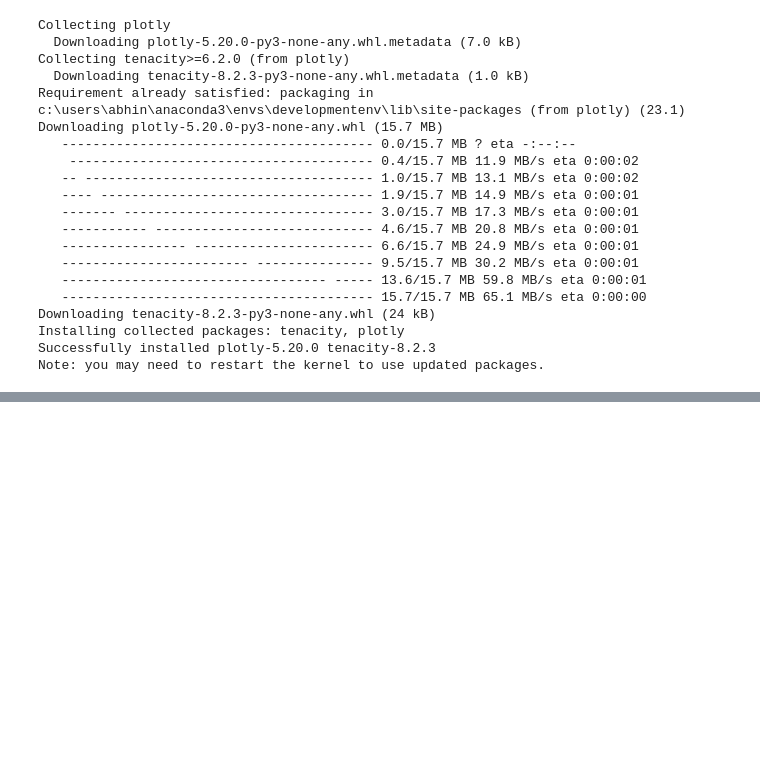
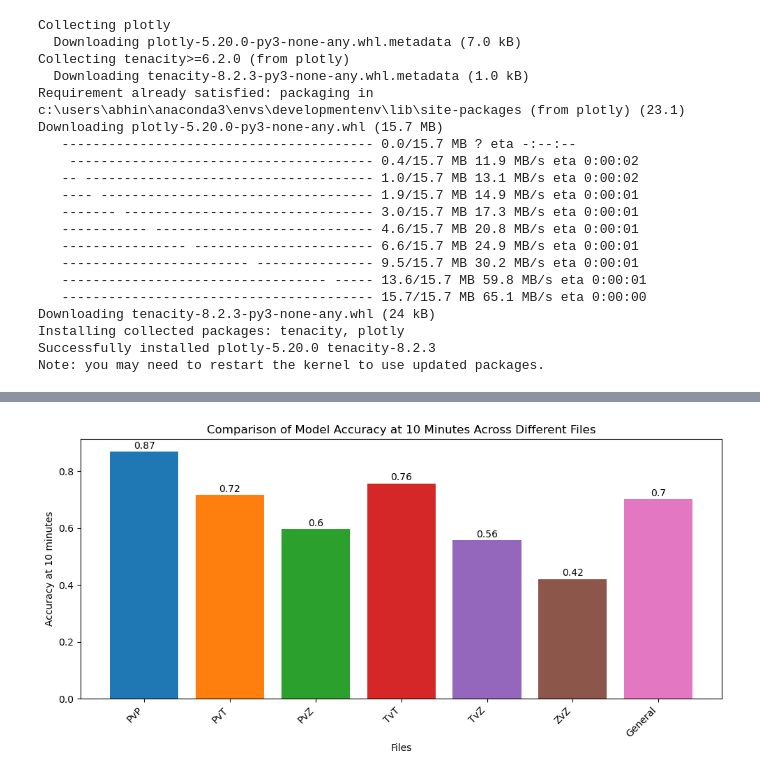
Before and after one commit to Abhinav-kk/StarCraft-Game-Outcome-Prediction, a Jupyter notebook: Project Notebooks/Time_Based_Model.ipynb, the cells around one changed output, grey strips where cells are left out. Cells and saved outputs as stored; diff of their text form; code cells hidden in the pictures; blank space fills up the shorter version.

```diff
--- a/Project Notebooks/Time_Based_Model.ipynb
+++ b/Project Notebooks/Time_Based_Model.ipynb
@@ -613,0 +942,22 @@ fig.show()
+# %%
+labels = ['PvP',"PvT","PvZ","TvT","TvZ","ZvZ","General"]
+def addlabels(x,y):
+    for i in range(len(x)):
+        plt.text(i, y[i]+.01, round(y[i],2), ha = 'center')
+
+
+# Plot the accuracies for each file
+plt.figure(figsize=(10, 5))
+
+bars = []
+for i in range(len(files)):
+    bars.append(plt.bar(labels[i], temp_array[i]))
+addlabels(files,temp_array)
+plt.xlabel('Files')
+plt.xticks(rotation=45, ha="right")  # Rotate x labels for better readability if necessary
+plt.ylabel('Accuracy at 10 minutes')
+plt.title('Comparison of Model Accuracy at 10 Minutes Across Different Files')
+plt.tight_layout()  # Adjust layout to fit labels
+plt.show()
+# %% [output]
+[figure, added]
```
Also changed, not shown: parts of 11 cells of this notebook.
